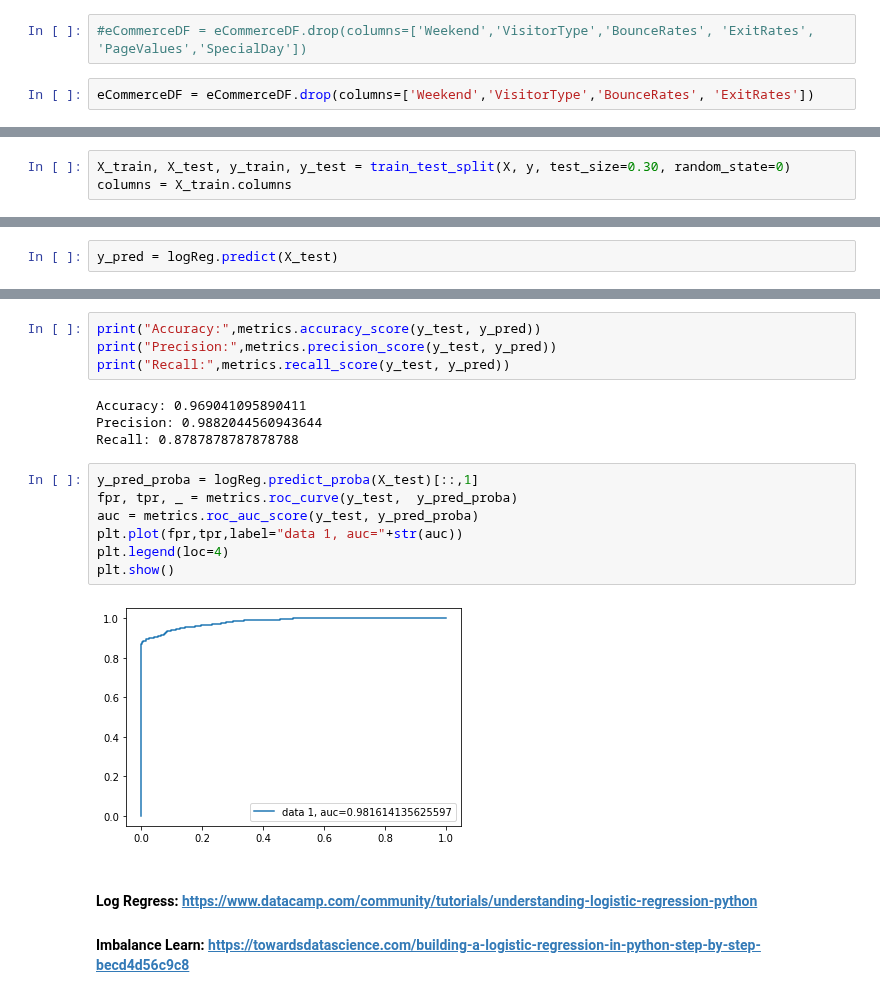
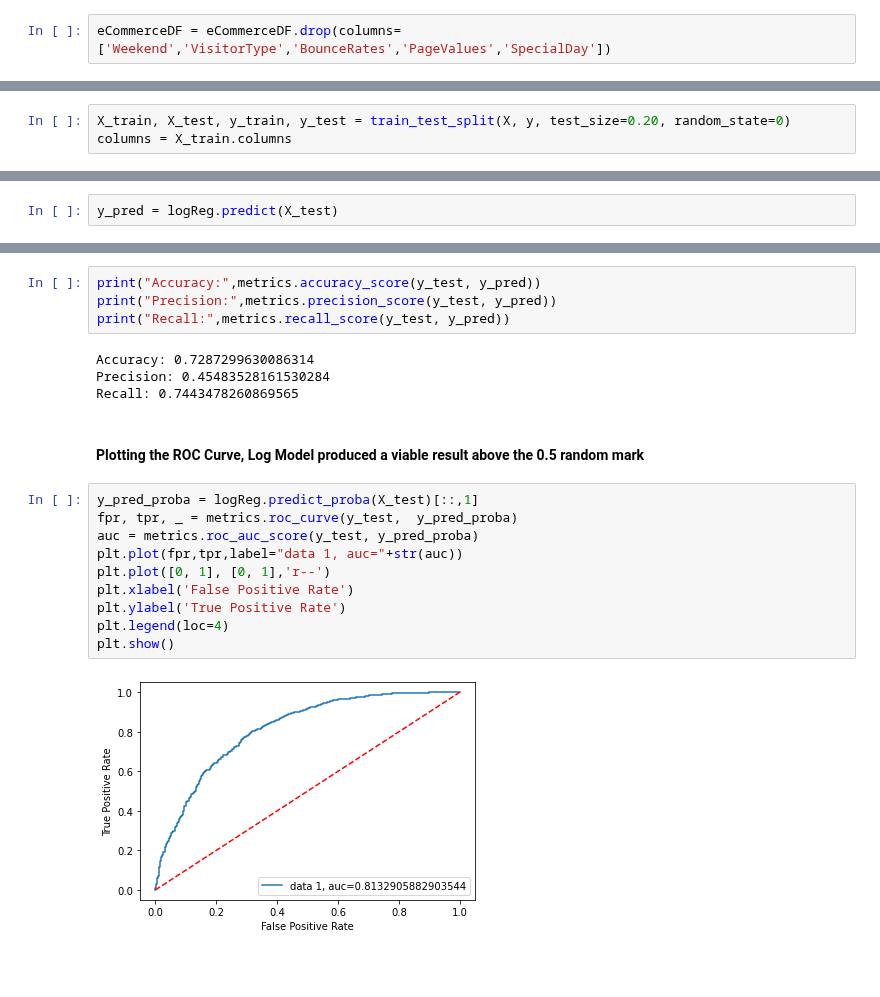
Before and after one commit to ivan-usd/panda-commerce, a Jupyter notebook: notebooks/ivanExploratoryNotebook.ipynb, the cells around one changed output, grey strips where cells are left out. Drawn from its saved outputs; the diff is of its cells as text; blank space fills up the shorter version.

```diff
--- a/notebooks/ivanExploratoryNotebook.ipynb
+++ b/notebooks/ivanExploratoryNotebook.ipynb
@@ -301,5 +285,3 @@ Text(0, 0.5, 'Frequency of Purchase')
 # %%
-#eCommerceDF = eCommerceDF.drop(columns=['Weekend','VisitorType','BounceRates', 'ExitRates', 'PageValues','SpecialDay'])
+eCommerceDF = eCommerceDF.drop(columns=['Weekend','VisitorType','BounceRates','PageValues','SpecialDay'])
-# %%
-eCommerceDF = eCommerceDF.drop(columns=['Weekend','VisitorType','BounceRates', 'ExitRates'])
 # %%
@@ -383,5 +371,5 @@ y = eCommerceDF_log.loc[:, eCommerceDF_log.columns == 'Revenue']
 # %%
 os = SMOTE(random_state=0)
 # %%
-X_train, X_test, y_train, y_test = train_test_split(X, y, test_size=0.30, random_state=0)
+X_train, X_test, y_train, y_test = train_test_split(X, y, test_size=0.20, random_state=0)
 columns = X_train.columns
@@ -445,18 +436,20 @@ print("Accuracy:",metrics.accuracy_score(y_test, y_pred))
 print("Precision:",metrics.precision_score(y_test, y_pred))
 print("Recall:",metrics.recall_score(y_test, y_pred))
 # %% [output]
-Accuracy: 0.969041095890411
-Precision: 0.9882044560943644
-Recall: 0.8787878787878788
+Accuracy: 0.7287299630086314
+Precision: 0.45483528161530284
+Recall: 0.7443478260869565
+# %% [markdown]
+#### Plotting the ROC Curve, Log Model produced a viable result above the 0.5 random mark
 # %%
 y_pred_proba = logReg.predict_proba(X_test)[::,1]
 fpr, tpr, _ = metrics.roc_curve(y_test,  y_pred_proba)
 auc = metrics.roc_auc_score(y_test, y_pred_proba)
 plt.plot(fpr,tpr,label="data 1, auc="+str(auc))
+plt.plot([0, 1], [0, 1],'r--')
+plt.xlabel('False Positive Rate')
+plt.ylabel('True Positive Rate')
 plt.legend(loc=4)
 plt.show()
 # %% [output]
-[figure, old version]
+[figure, new version]
-# %% [markdown]
-#### Log Regress: https://www.datacamp.com/community/tutorials/understanding-logistic-regression-python
-#### Imbalance Learn: https://towardsdatascience.com/building-a-logistic-regression-in-python-step-by-step-becd4d56c9c8
```
Also changed, not shown: parts of 45 cells of this notebook.
